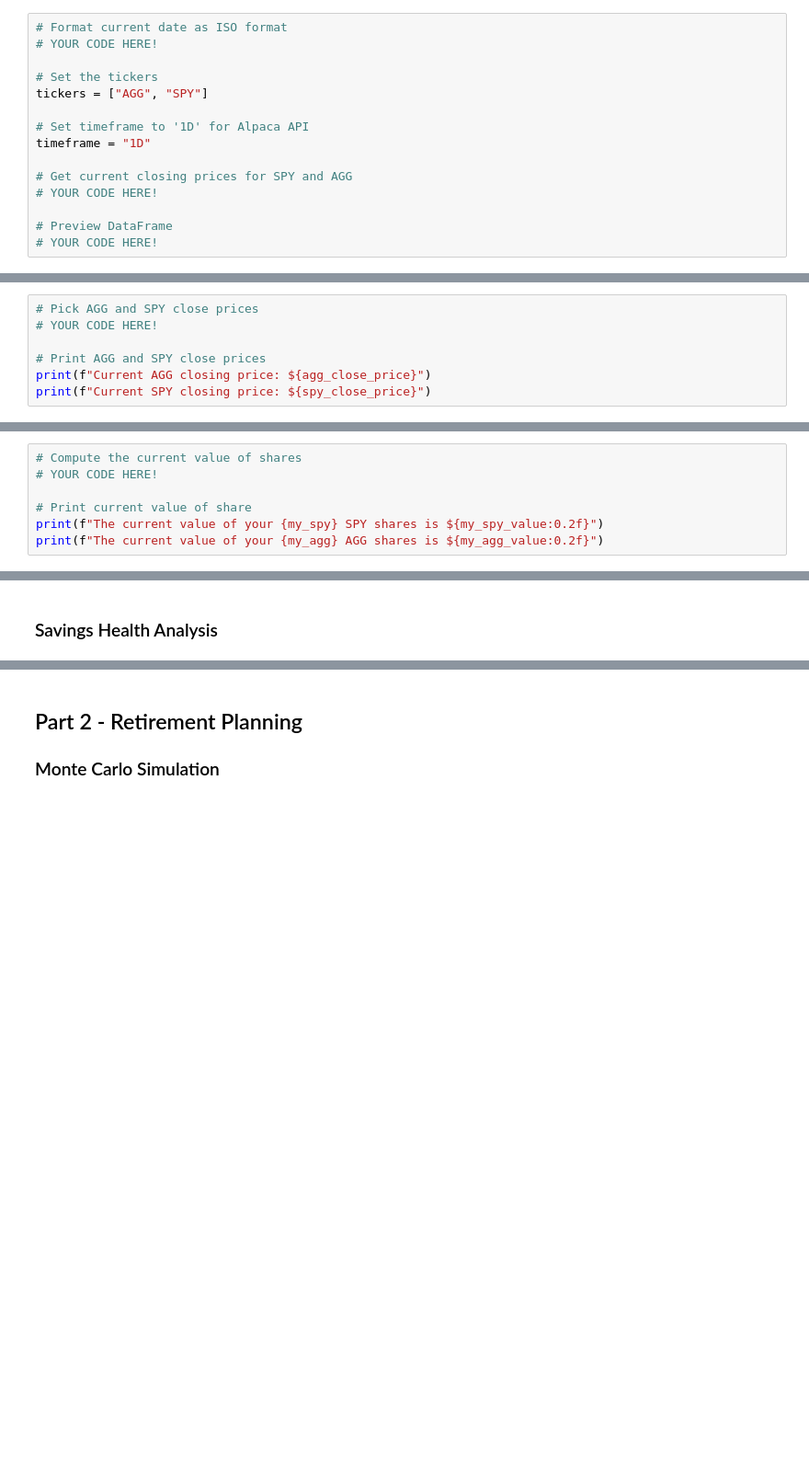
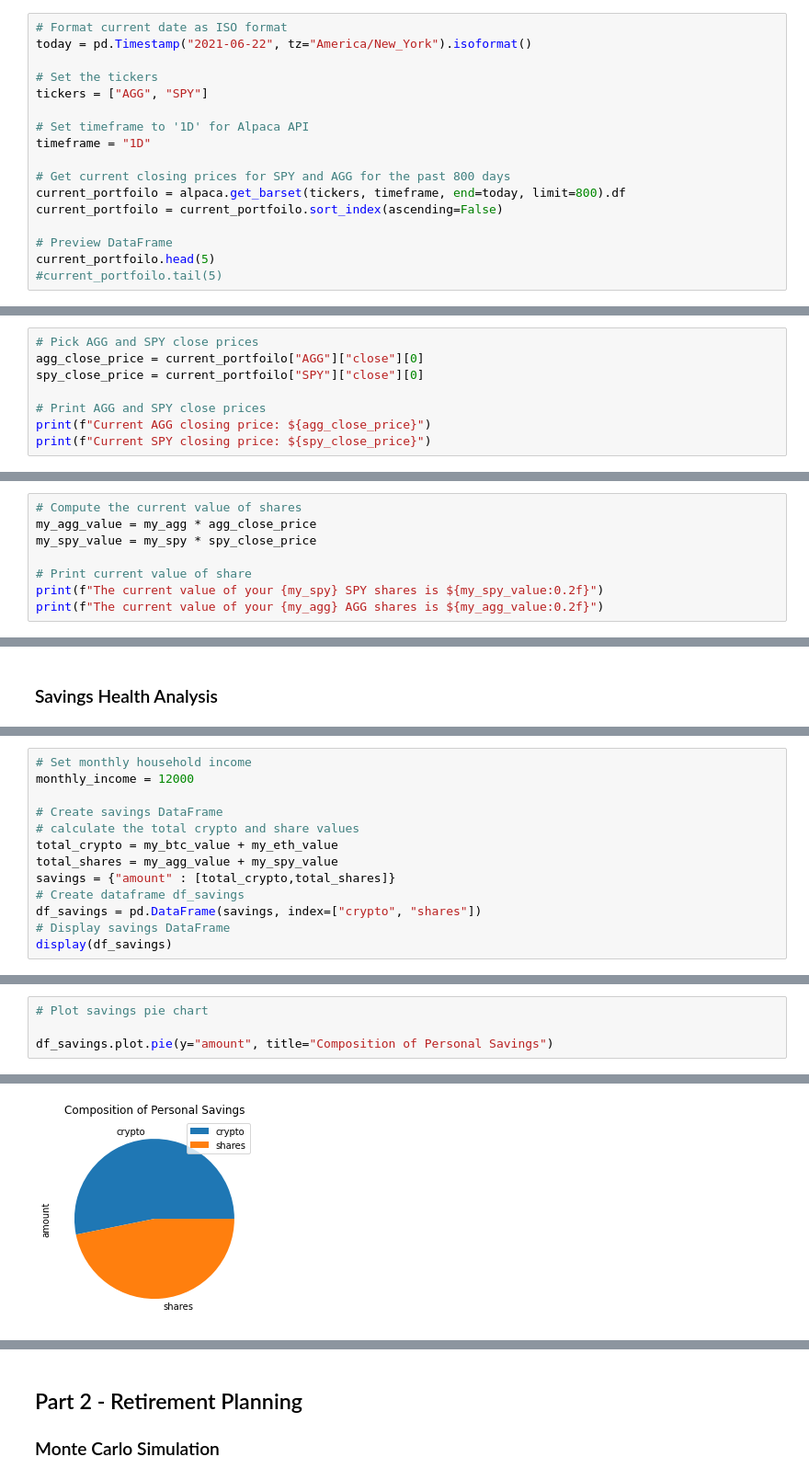
Before and after one commit to vincentiswenxin/Homework_5_APIs, a Jupyter notebook: financial-planner.ipynb, the cells around one changed output, grey strips where cells are left out. Shown at 92% size. Saved outputs shown, nothing was run; the diff lists cells and outputs as text; blank space fills up the shorter version.

```diff
--- a/financial-planner.ipynb
+++ b/financial-planner.ipynb
@@ -56,6 +64,6 @@ The current value of your 5.3 ETH is $2096.47
 # %%
 # Format current date as ISO format
-# YOUR CODE HERE!
+today = pd.Timestamp("2021-06-22", tz="America/New_York").isoformat()
 
 # Set the tickers
 tickers = ["AGG", "SPY"]
@@ -63,8 +71,10 @@ tickers = ["AGG", "SPY"]
 # Set timeframe to '1D' for Alpaca API
 timeframe = "1D"
 
-# Get current closing prices for SPY and AGG
-# YOUR CODE HERE!
+# Get current closing prices for SPY and AGG for the past 800 days
+current_portfoilo = alpaca.get_barset(tickers, timeframe, end=today, limit=800).df
+current_portfoilo = current_portfoilo.sort_index(ascending=False)
 
 # Preview DataFrame
-# YOUR CODE HERE!
+current_portfoilo.head(5)
+#current_portfoilo.tail(5)
@@ -71,6 +90,7 @@ timeframe = "1D"
 # %%
 # Pick AGG and SPY close prices
-# YOUR CODE HERE!
+agg_close_price = current_portfoilo["AGG"]["close"][0]
+spy_close_price = current_portfoilo["SPY"]["close"][0]
 
 # Print AGG and SPY close prices
 print(f"Current AGG closing price: ${agg_close_price}")
@@ -81,6 +101,7 @@ Current SPY closing price: $334.55
 # %%
 # Compute the current value of shares
-# YOUR CODE HERE!
+my_agg_value = my_agg * agg_close_price
+my_spy_value = my_spy * spy_close_price
 
 # Print current value of share
 print(f"The current value of your {my_spy} SPY shares is ${my_spy_value:0.2f}")
@@ -122,0 +114,13 @@ Congratulations! You have enough money in your emergency fund.
+# %%
+# Set monthly household income
+monthly_income = 12000
+
+# Create savings DataFrame
+# calculate the total crypto and share values
+total_crypto = my_btc_value + my_eth_value
+total_shares = my_agg_value + my_spy_value
+savings = {"amount" : [total_crypto,total_shares]}
+# Create dataframe df_savings
+df_savings = pd.DataFrame(savings, index=["crypto", "shares"])
+# Display savings DataFrame
+display(df_savings)
@@ -122,0 +131,5 @@ Congratulations! You have enough money in your emergency fund.
+# %%
+# Plot savings pie chart
+
+df_savings.plot.pie(y="amount", title="Composition of Personal Savings")
+# %% [output]
@@ -122,0 +137 @@ Congratulations! You have enough money in your emergency fund.
+[figure, added]
```
Also changed, not shown: parts of 26 cells of this notebook, 4 other files.
